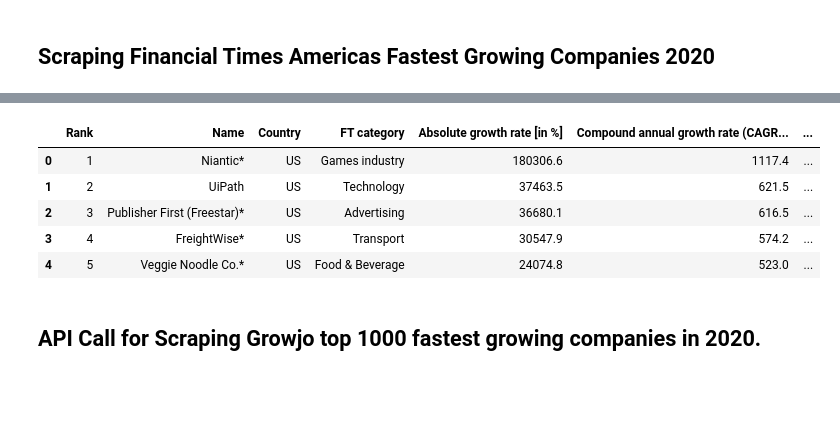
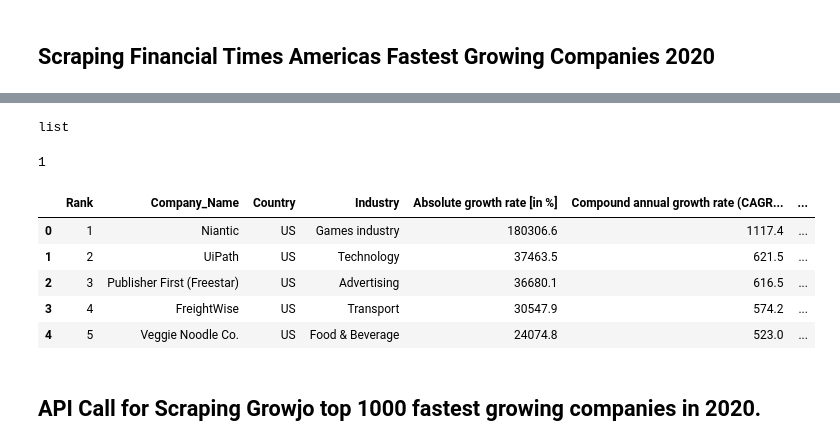
Before and after one commit to ermiasgelaye/ETL-Project, a Jupyter notebook: ETL_data_project.ipynb, the cells around one changed output, grey strips where cells are left out. Drawn from its saved outputs; the diff is of its cells as text; code cells hidden in the pictures; blank space fills up the shorter version.

```diff
--- a/ETL_data_project.ipynb
+++ b/ETL_data_project.ipynb
@@ -58,10 +48,0 @@ len(ft_tables)
-# %%
-ft_tables_df = ft_tables[0]
-ft_tables_df.head()
-# %% [output]
-|  | Rank | Name | Country | FT category | Absolute growth rate [in %] | Compound annual growth rate (CAGR... | ... |
-| 0 | 1 | Niantic* | US | Games industry | 180306.6 | 1117.4 | ... |
-| 1 | 2 | UiPath | US | Technology | 37463.5 | 621.5 | ... |
-| 2 | 3 | Publisher First (Freestar)* | US | Advertising | 36680.1 | 616.5 | ... |
-| 3 | 4 | FreightWise* | US | Transport | 30547.9 | 574.2 | ... |
-| 4 | 5 | Veggie Noodle Co.* | US | Food & Beverage | 24074.8 | 523.0 | ... |
@@ -67,0 +52,10 @@ ft_tables_df.head()
+# %%
+# check it's type
+type(ft_tables)
+# %% [output]
+list
+# %%
+# Check how many tables are there
+len(ft_tables)
+# %% [output]
+1
@@ -68,3 +66,31 @@ ft_tables_df.head()
+# %%
+# Transforming scraped data
+
+# Remove unnecessary sign "*" from the first column
+
+ft_tables_df['Name'] = ft_tables_df['Name'].str.replace(r'*', '')
+
+# rename columns
+rename_ft_df=ft_tables_df.rename(columns={"Name":"Company_Name","FT category":"Industry"})
+
+# Add the year column
+rename_ft_df['Year']= '2020'
+
+# drop null values
+
+rename_ft_df=rename_ft_df.dropna(axis=1,how='all')
+
+# remove duplicates and show clean data
+
+clean_ft_df=rename_ft_df.drop_duplicates()
+clean_ft_df.head()
+# %% [output]
+|  | Rank | Company_Name | Country | Industry | Absolute growth rate [in %] | Compound annual growth rate (CAGR... | ... |
+| 0 | 1 | Niantic | US | Games industry | 180306.6 | 1117.4 | ... |
+| 1 | 2 | UiPath | US | Technology | 37463.5 | 621.5 | ... |
+| 2 | 3 | Publisher First (Freestar) | US | Advertising | 36680.1 | 616.5 | ... |
+| 3 | 4 | FreightWise | US | Transport | 30547.9 | 574.2 | ... |
+| 4 | 5 | Veggie Noodle Co. | US | Food & Beverage | 24074.8 | 523.0 | ... |
 # %% [markdown]
 ## API Call for Scraping Growjo top 1000 fastest growing companies in 2020.
 # %%
```
Also changed, not shown: parts of 12 cells of this notebook.
